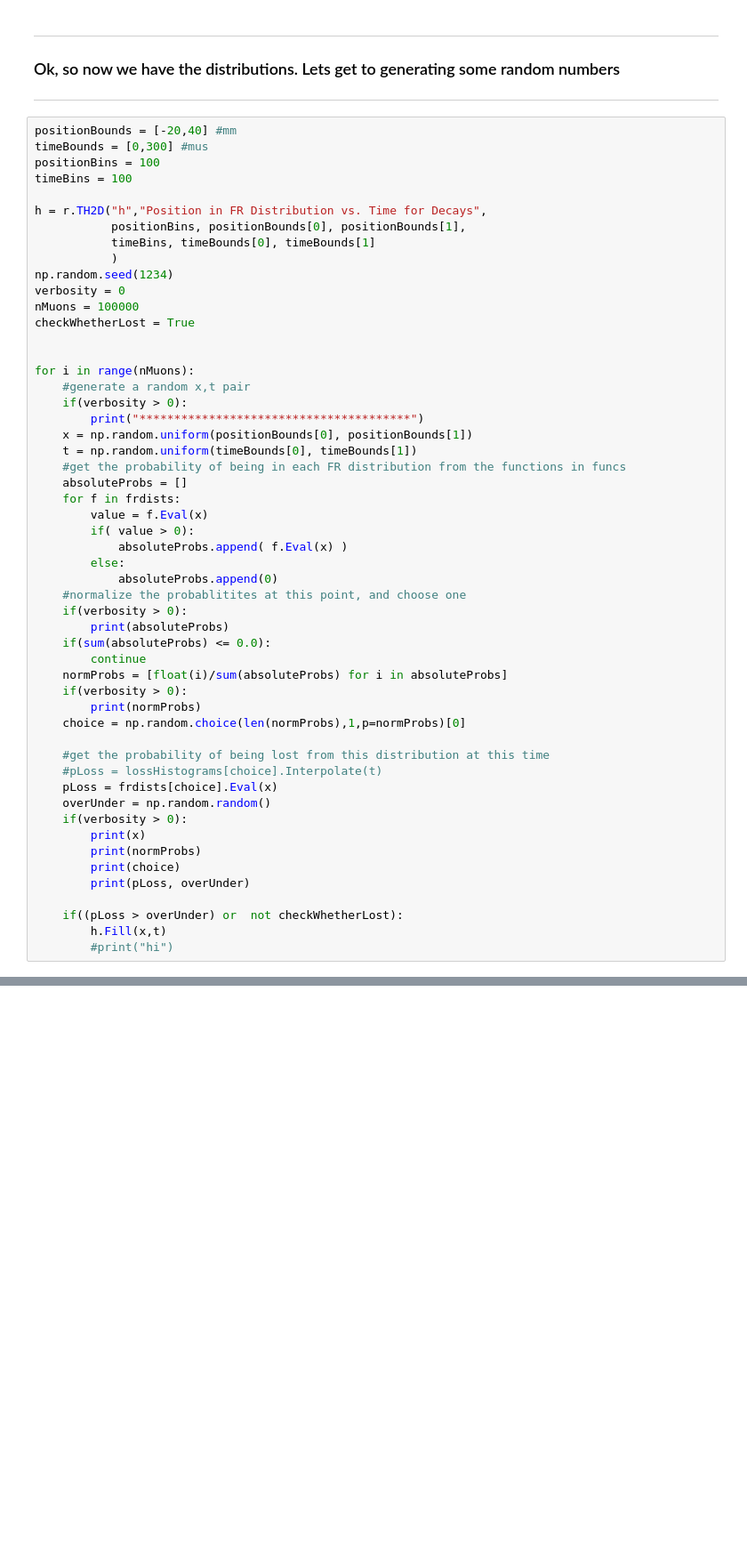
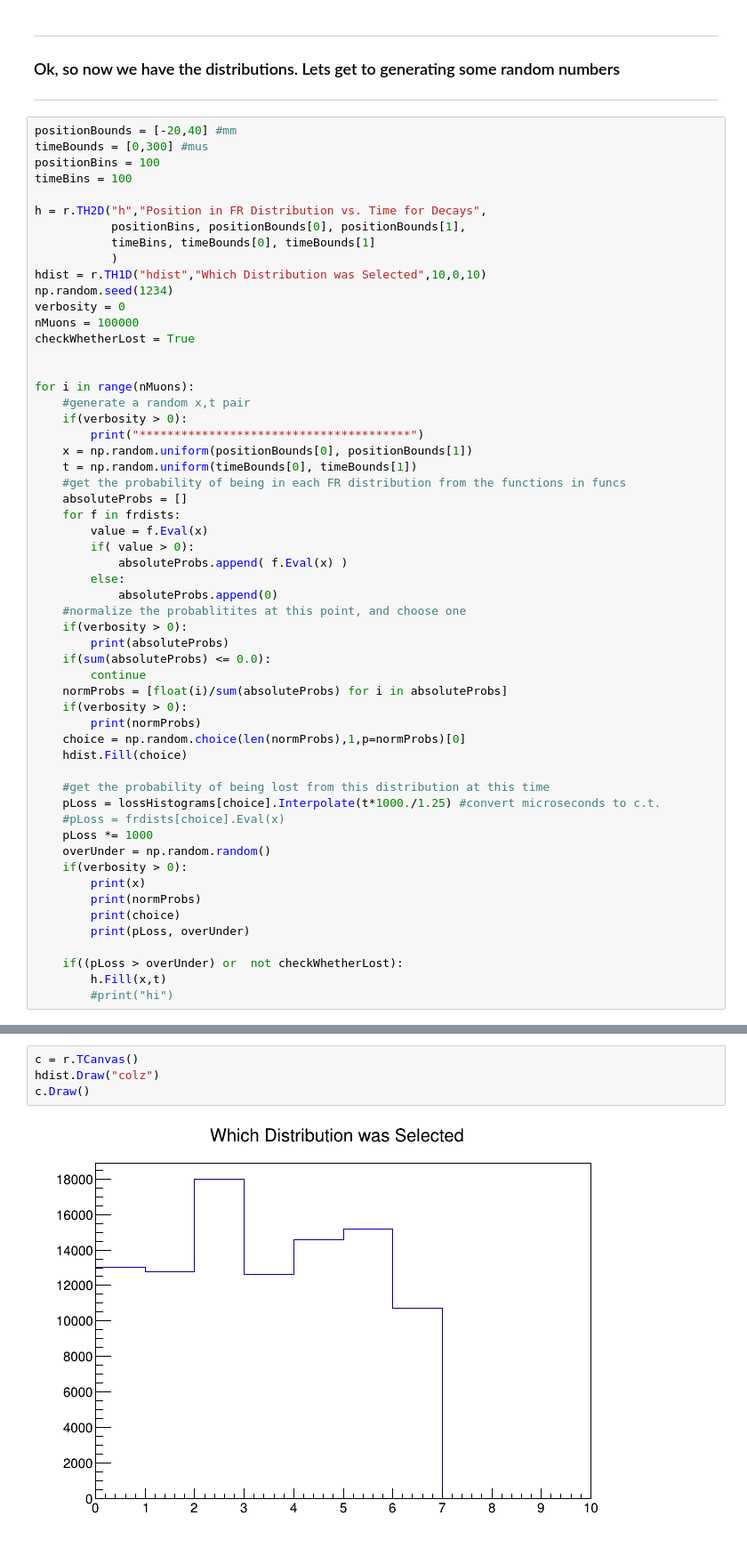
Before and after one commit to jlabounty/g-2, a Jupyter notebook: dataDrivenLossProbability/realDistributions.ipynb, the cells around one changed output, grey strips where cells are left out. Shown at 89% size. Drawn from its saved outputs; the diff is of its cells as text; blank space fills up the shorter version.

```diff
--- a/dataDrivenLossProbability/realDistributions.ipynb
+++ b/dataDrivenLossProbability/realDistributions.ipynb
@@ -123,6 +130,7 @@ h = r.TH2D("h","Position in FR Distribution vs. Time for Decays",
            positionBins, positionBounds[0], positionBounds[1],
            timeBins, timeBounds[0], timeBounds[1]
            )
+hdist = r.TH1D("hdist","Which Distribution was Selected",10,0,10)
 np.random.seed(1234)
 verbosity = 0
 nMuons = 100000
@@ -152,10 +160,12 @@ for i in range(nMuons):
     if(verbosity > 0):
         print(normProbs)
     choice = np.random.choice(len(normProbs),1,p=normProbs)[0]
+    hdist.Fill(choice)
 
     #get the probability of being lost from this distribution at this time
-    #pLoss = lossHistograms[choice].Interpolate(t)
-    pLoss = frdists[choice].Eval(x)
+    pLoss = lossHistograms[choice].Interpolate(t*1000./1.25) #convert microseconds to c.t.
+    #pLoss = frdists[choice].Eval(x)
+    pLoss *= 1000
     overUnder = np.random.random()
     if(verbosity > 0):
         print(x)
@@ -173,3 +185,9 @@ c.Draw()
+# %%
+c = r.TCanvas()
+hdist.Draw("colz")
+c.Draw()
+# %% [output]
+[figure, added]
 # %%
 c = r.TCanvas("c","c",1800,600)
 c.Divide(2)
```
Also changed, not shown: parts of 7 cells of this notebook, 4 other files.
